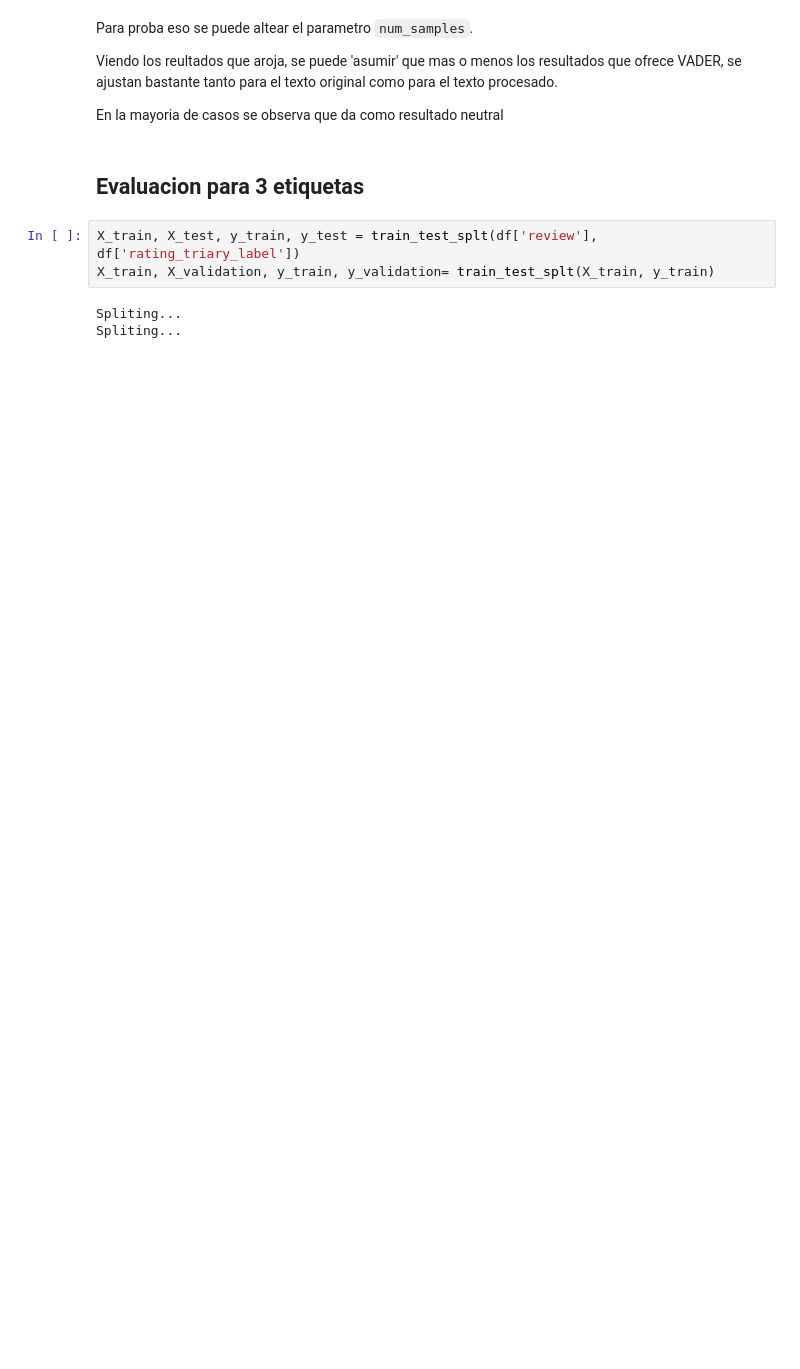
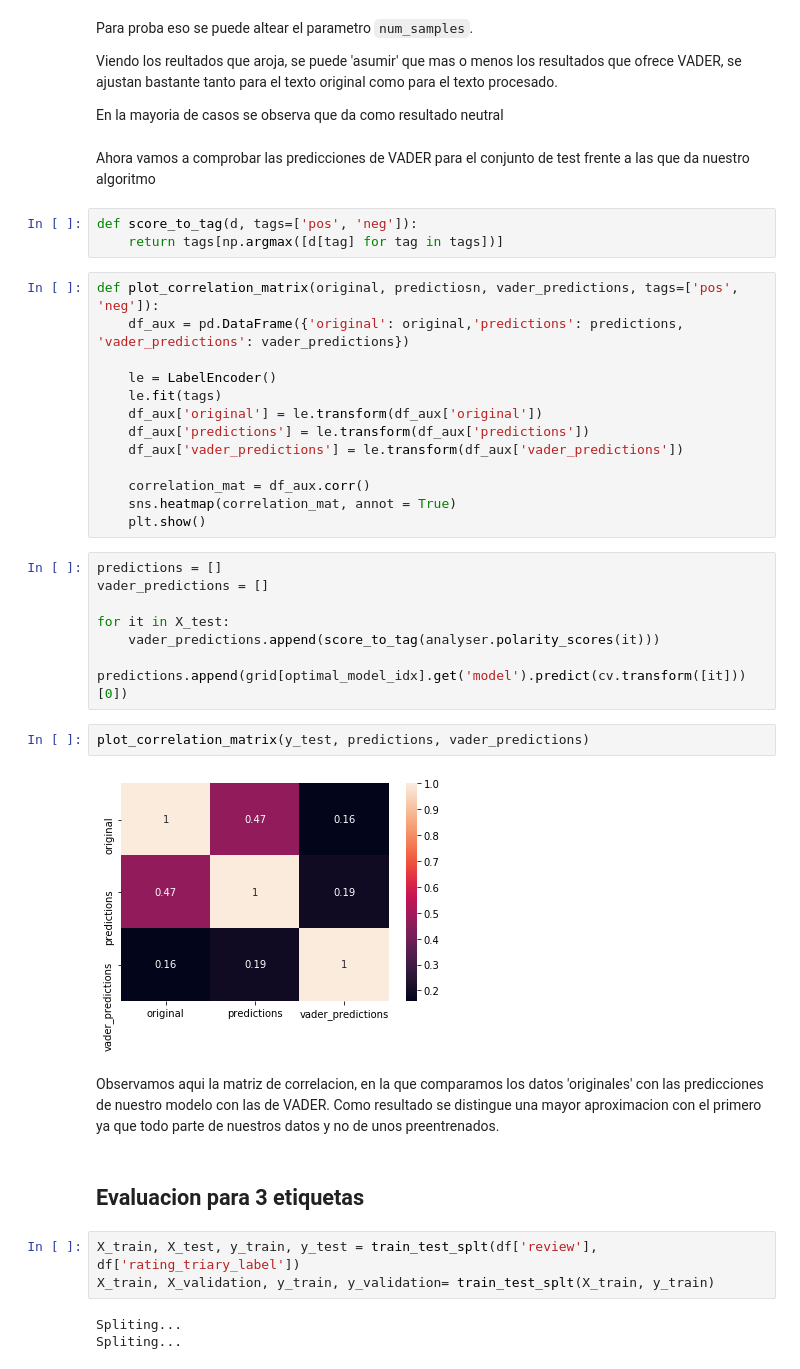
Before and after one commit to amm297/nlp_kc_bdml, a Jupyter notebook: sentiment.ipynb, the cells around one changed output. Cells and saved outputs as stored; diff of their text form; blank space fills up the shorter version.

```diff
--- a/sentiment.ipynb
+++ b/sentiment.ipynb
@@ -468,6 +401,37 @@ Para proba eso se puede altear el parametro `num_samples`.
 Viendo los reultados que aroja, se puede 'asumir' que mas o menos los resultados que ofrece VADER, se ajustan bastante tanto para el texto original como para el texto procesado.
 
 En la mayoria de casos se observa que da como resultado neutral
+# %% [markdown]
+Ahora vamos a comprobar las predicciones de VADER para el conjunto de test frente a las que da nuestro algoritmo
+# %%
+def score_to_tag(d, tags=['pos', 'neg']):
+    return tags[np.argmax([d[tag] for tag in tags])]
+# %%
+def plot_correlation_matrix(original, predictiosn, vader_predictions, tags=['pos', 'neg']):
+    df_aux = pd.DataFrame({'original': original,'predictions': predictions, 'vader_predictions': vader_predictions})
+
+    le = LabelEncoder()
+    le.fit(tags)
+    df_aux['original'] = le.transform(df_aux['original'])
+    df_aux['predictions'] = le.transform(df_aux['predictions'])
+    df_aux['vader_predictions'] = le.transform(df_aux['vader_predictions'])
+
+    correlation_mat = df_aux.corr()
+    sns.heatmap(correlation_mat, annot = True)
+    plt.show()
+# %%
+predictions = []
+vader_predictions = []
+
+for it in X_test:
+    vader_predictions.append(score_to_tag(analyser.polarity_scores(it)))
+    predictions.append(grid[optimal_model_idx].get('model').predict(cv.transform([it]))[0])
+# %%
+plot_correlation_matrix(y_test, predictions, vader_predictions)
+# %% [output]
+[figure, added]
+# %% [markdown]
+Observamos aqui la matriz de correlacion, en la que comparamos los datos 'originales' con las predicciones de nuestro modelo con las de VADER. Como resultado se distingue una mayor aproximacion con el primero ya que todo parte de nuestros datos y no de unos preentrenados.
 # %% [markdown]
 ## Evaluacion para 3 etiquetas
 # %%
```
Also changed, not shown: parts of 24 cells of this notebook.
